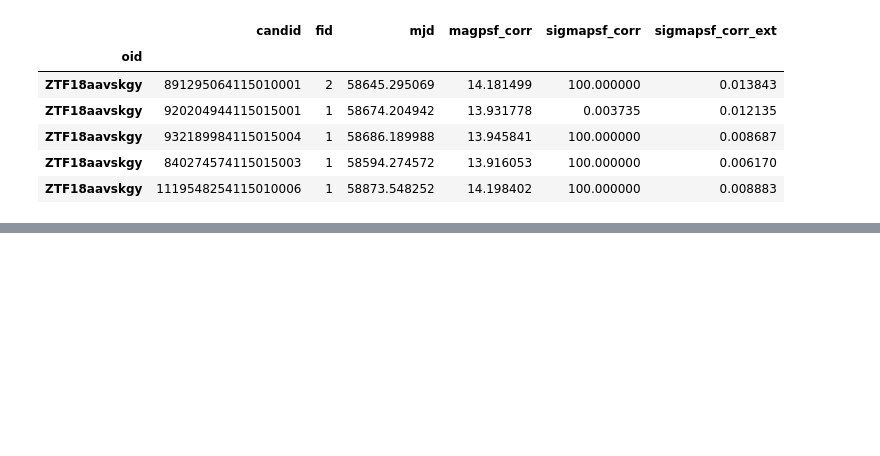
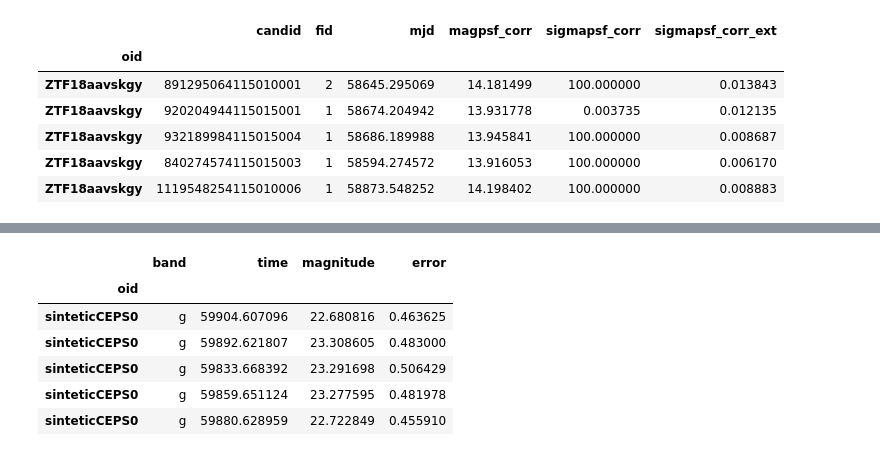
Before and after one commit to matiasvergaras/EL4106-8a, a Jupyter notebook: MP3/data_augmentation.ipynb, the cells around one changed output, grey strips where cells are left out. Drawn from its saved outputs; the diff is of its cells as text; code cells hidden in the pictures; blank space fills up the shorter version.

```diff
--- a/MP3/data_augmentation.ipynb
+++ b/MP3/data_augmentation.ipynb
@@ -246,0 +289,17 @@ filtered_alerts.loc[DSCTS[0]].head()
+# %%
+sintetics_G = sintetics[sintetics.fid==1]
+sintetics_GR = sintetics[sintetics.fid==3]
+sintetics_G = pd.concat([sintetics_G, sintetics_GR])
+sintetics_G.drop(axis=1, labels=['candid','sigmapsf_corr'], inplace=True)
+sintetics_G.rename(columns = {'fid':'band', 'mjd':'time', 'magpsf_corr':'magnitude', 'sigmapsf_corr_ext':'error'}, inplace=True)
+sintetics_G["band"].replace({1: "g", 3:"g"}, inplace=True)
+sintetics_G.to_csv("sintetics_G.csv")
+sintetics_G.head()
+# %% [output]
+|  | band | time | magnitude | error |
+| oid |  |  |  |  |
+| sinteticCEPS0 | g | 59904.607096 | 22.680816 | 0.463625 |
+| sinteticCEPS0 | g | 59892.621807 | 23.308605 | 0.483000 |
+| sinteticCEPS0 | g | 59833.668392 | 23.291698 | 0.506429 |
+| sinteticCEPS0 | g | 59859.651124 | 23.277595 | 0.481978 |
+| sinteticCEPS0 | g | 59880.628959 | 22.722849 | 0.455910 |
```
Also changed, not shown: parts of 8 cells of this notebook.
